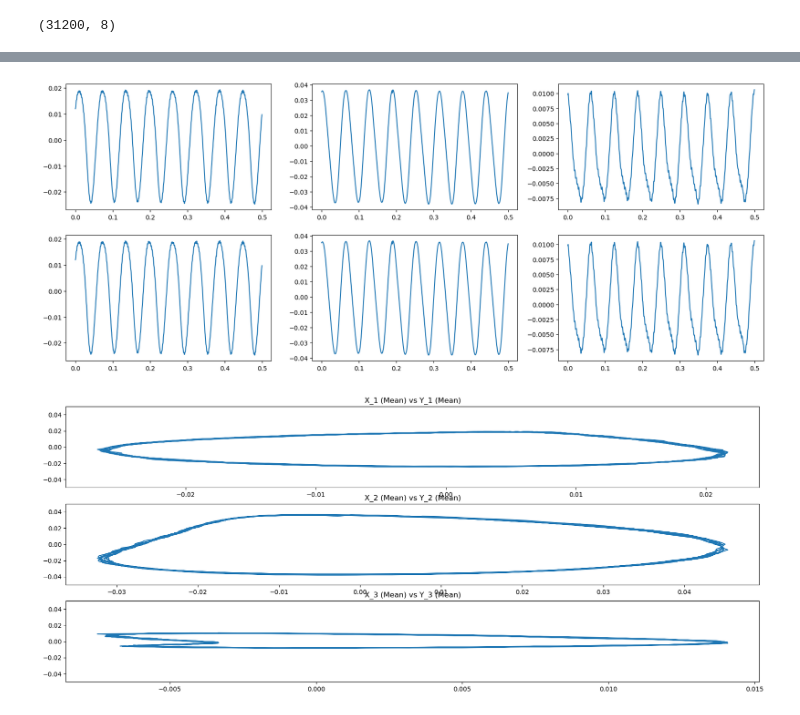
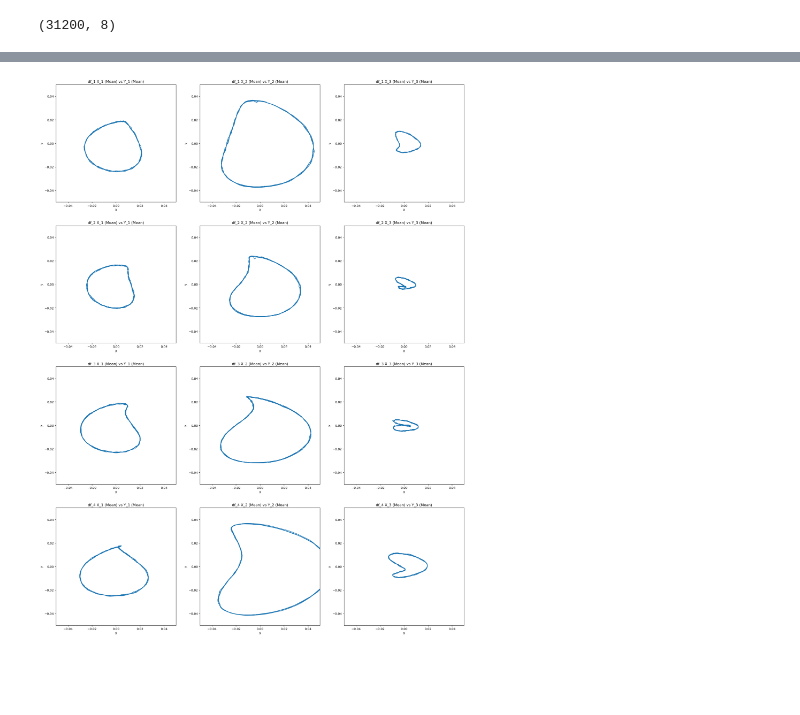
Before and after one commit to AyonRRahman/Digital_twin_project, a Jupyter notebook: test_read.ipynb, the cells around one changed output, grey strips where cells are left out. Drawn from its saved outputs; the diff is of its cells as text; code cells hidden in the pictures; blank space fills up the shorter version.

```diff
--- a/test_read.ipynb
+++ b/test_read.ipynb
@@ -12,30 +42,20 @@ df.shape
 # %%
-fig, axis = plt.subplots(2,3, figsize=(20,8))
-
-columns = np.array([
+def xy_plot(dfs):
+    fig, axis = plt.subplots(len(dfs),3, figsize=(8*3,8*len(dfs)))
+    columns = np.array([
     ['X_1 (Mean)', 'X_2 (Mean)', 'X_3 (Mean)'],
     ['Y_1 (Mean)', 'Y_2 (Mean)', 'Y_3 (Mean)'],
     ])
 
-for i in range(2):
-    for j in range(3):
-        # axis[i, j].plot(df['X_Value'][:500],df[columns[i,j]][:500])
-        axis[ i,j].plot(df['X_Value'][:1000].to_list(), df[columns[1,j]][:1000].to_list())
+    for i,df in enumerate(dfs):
+        for j in range(3):
+            axis[i,j].plot(df[columns[0,j]][:500].to_list(), df[columns[1,j]][:500].to_list())
+            axis[i,j].set_title(f'df_{i+1} {columns[0,j]} vs {columns[1,j]}')
+            axis[i,j].set_ylim([-0.05,0.05])
+            axis[i,j].set_xlim([-0.05,0.05])
+            axis[i,j].set_xlabel('X')
+            axis[i,j].set_ylabel('y')
+
+xy_plot(dfs)
 # %% [output]
-[figure, old version]
+[figure, new version]
-# %%
-fig, axis = plt.subplots(3, figsize=(20,8))
-
-columns = np.array([
-    ['X_1 (Mean)', 'X_2 (Mean)', 'X_3 (Mean)'],
-    ['Y_1 (Mean)', 'Y_2 (Mean)', 'Y_3 (Mean)'],
-    ])
-
-for i in range(1):
-    for j in range(3):
-        # print(df[columns[0,j]][:500])
-        axis[ j].plot(df[columns[0,j]][:1000].to_list(), df[columns[1,j]][:1000].to_list())
-        axis[j].set_title(f'{columns[0,j]} vs {columns[1,j]}')
-        axis[j].set_ylim([-0.05,0.05])
-# %% [output]
-[figure, removed]
```
Also changed, not shown: parts of 16 cells of this notebook, 2 other files.
